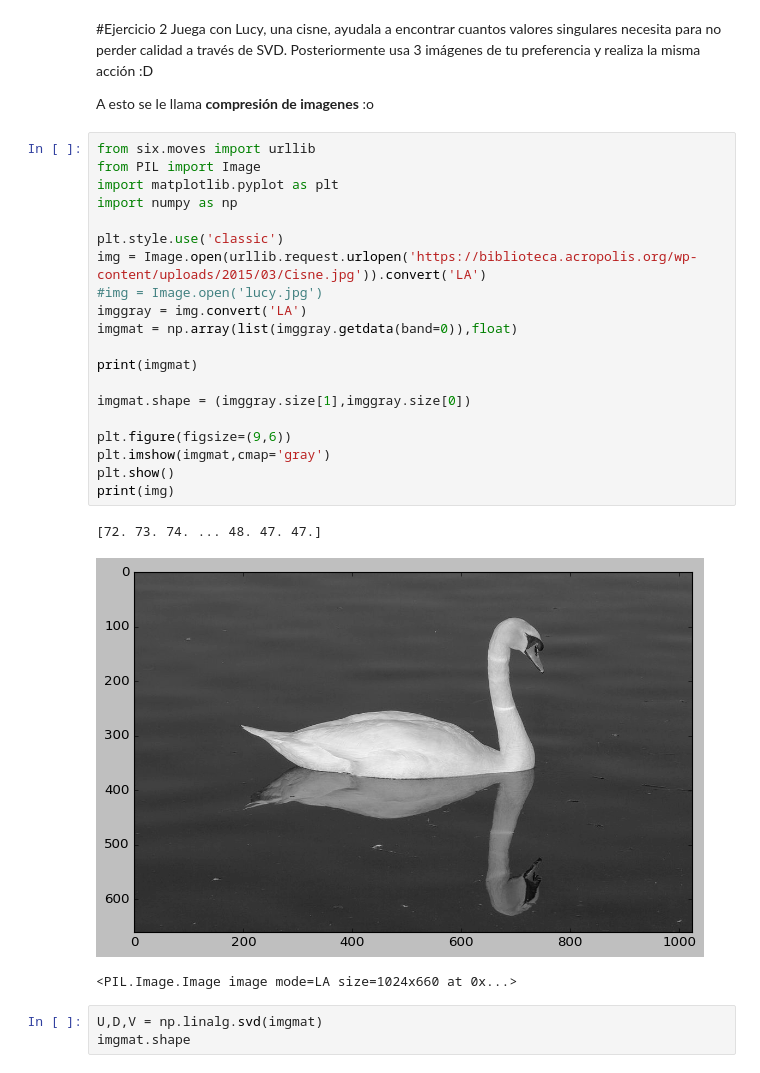
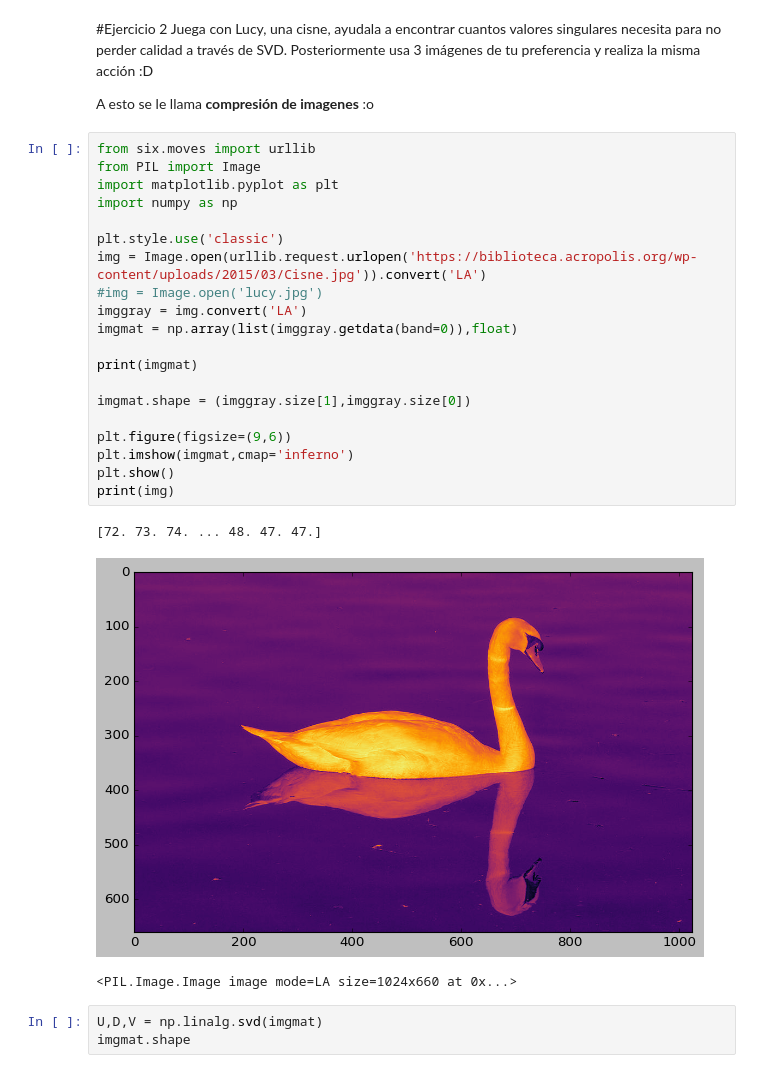
Before and after one commit to PosgradoMNA/actividades-de-aprendizaje-Emerson-JRM, a Jupyter notebook: Actividad Semanal -- 5 Repaso Transformación y reducción de dimensiones .ipynb, the cells around one changed output. Drawn from its saved outputs; the diff is of its cells as text.

```diff
--- a/Actividad Semanal -- 5 Repaso Transformación y reducción de dimensiones .ipynb
+++ b/Actividad Semanal -- 5 Repaso Transformación y reducción de dimensiones .ipynb
@@ -141,26 +257,26 @@ A esto se le llama **compresión de imagenes** :o
 # %%
 from six.moves import urllib
 from PIL import Image
 import matplotlib.pyplot as plt
 import numpy as np
 
 plt.style.use('classic')
 img = Image.open(urllib.request.urlopen('https://biblioteca.acropolis.org/wp-content/uploads/2015/03/Cisne.jpg')).convert('LA')
 #img = Image.open('lucy.jpg')
 imggray = img.convert('LA')
 imgmat = np.array(list(imggray.getdata(band=0)),float)
 
 print(imgmat)
 
 imgmat.shape = (imggray.size[1],imggray.size[0])
 
 plt.figure(figsize=(9,6))
-plt.imshow(imgmat,cmap='gray')
+plt.imshow(imgmat,cmap='inferno')
 plt.show()
 print(img)
 # %% [output]
 [72. 73. 74. ... 48. 47. 47.]
-[figure, old version]
+[figure, new version]
 <PIL.Image.Image image mode=LA size=1024x660 at 0x...>
 # %%
 U,D,V = np.linalg.svd(imgmat)
```
Also changed, not shown: parts of 22 cells of this notebook.
